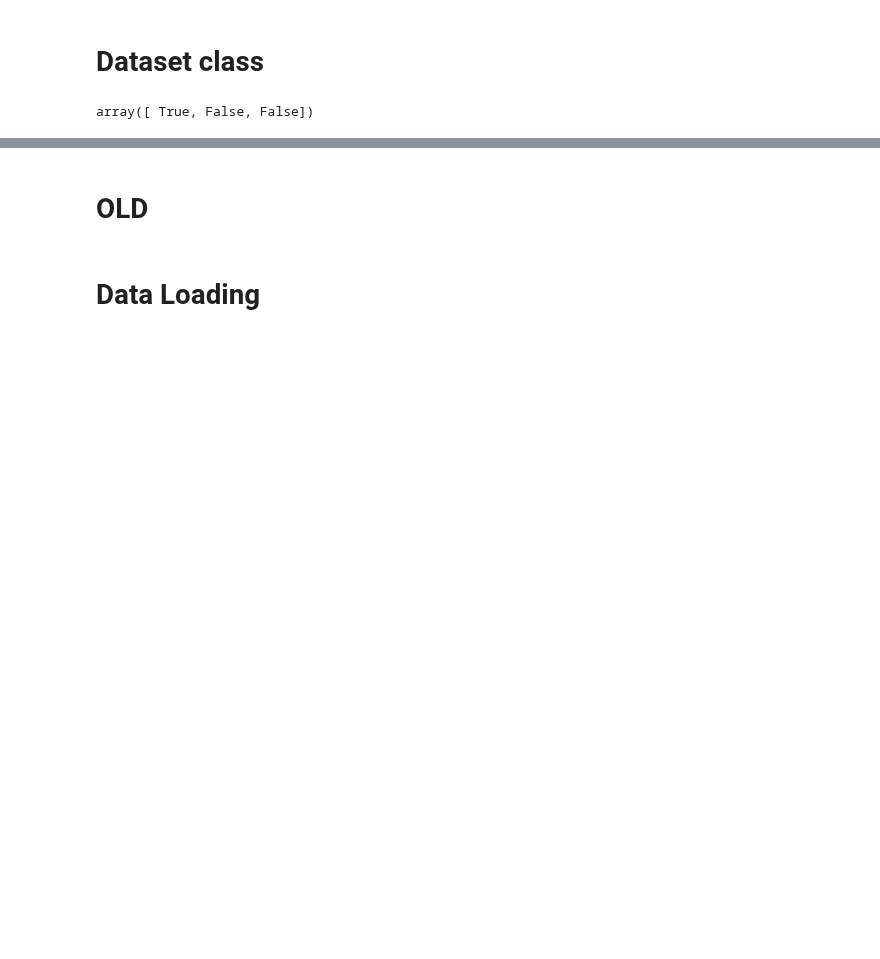
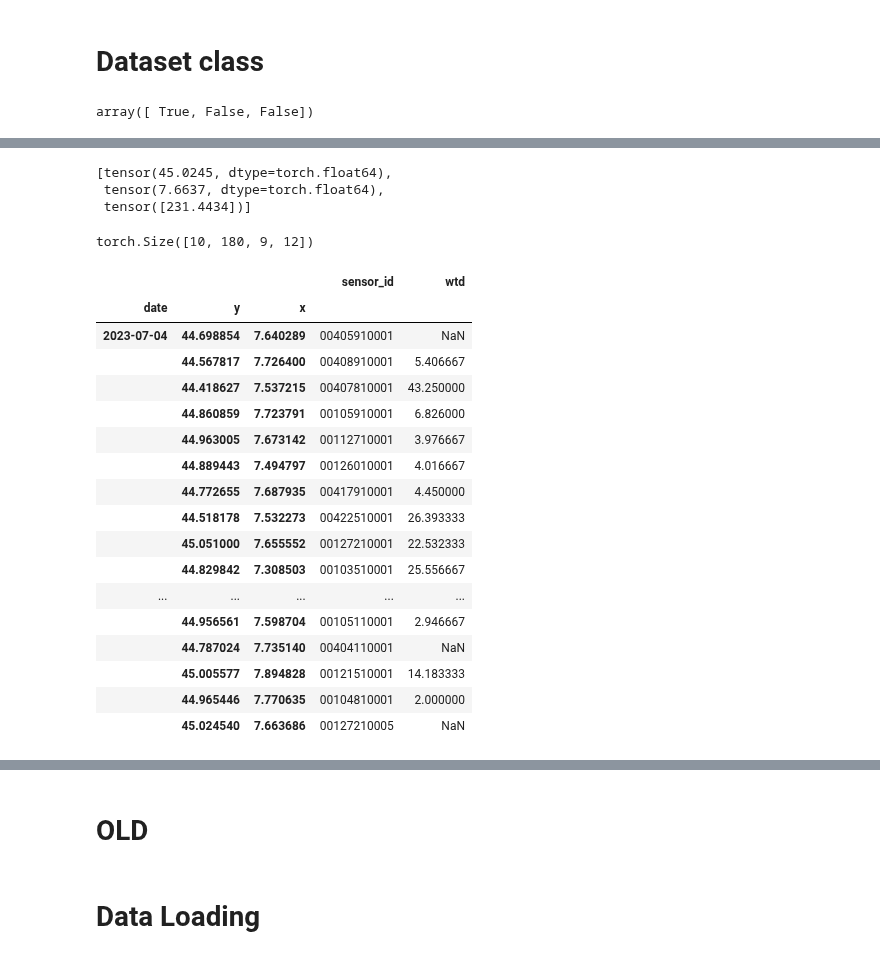
Before and after one commit to Matteo-Salis/physics-guided-gwl, a Jupyter notebook: src/notebooks/meteo_wtd_loader_continuous.ipynb, the cells around one changed output, grey strips where cells are left out. Drawn from its saved outputs; the diff is of its cells as text; code cells hidden in the pictures; blank space fills up the shorter version.

```diff
--- a/src/notebooks/meteo_wtd_loader_continuous.ipynb
+++ b/src/notebooks/meteo_wtd_loader_continuous.ipynb
@@ -160,7 +160,7 @@ class ContinuousDataset(Dataset):
                                                 y = wtd_t0_lat[sensor],
                                                 method = "nearest") for sensor in range(len(wtd_t0_lat))])
 
-        wtd_t0_mask = np.isnan(wtd_t0_values)
+        wtd_t0_mask = 1*~np.isnan(wtd_t0_values)
         X = [torch.from_numpy(wtd_t0_lat),
              torch.from_numpy(wtd_t0_lon),
              torch.from_numpy(wtd_t0_dtm),
@@ -174,7 +174,7 @@ class ContinuousDataset(Dataset):
                                           (self.wtd_df.index.get_level_values(2) == sample_lon)]
 
         wtd_t1_T_values =  wtd_t1_T.values
-        wtd_t1_T_mask =  np.isnan(wtd_t1_T_values)
+        wtd_t1_T_mask =  1*~np.isnan(wtd_t1_T_values)
                 # For P > 1
                 # # WTD from t1 to T(`timestep`)
                 # wtd_t1_T = self.wtd_df["wtd"].loc[(self.wtd_df.index.get_level_values(0) > start_date) & (self.wtd_df.index.get_level_values(0) <= end_date)]
@@ -214,7 +214,7 @@ dict_files = {
     "wtd_shp" : "/leonardo_work/IscrC_DL4EO/trials/data/shapefile/underground_wtd_sensor_roi.shp",
     "piedmont_shp" : "/leonardo_work/IscrC_DL4EO/trials/data/shapefile/piemonte_admin_boundaries.shp",
     "dtm_nc" : "/leonardo_work/IscrC_DL4EO/trials/data/dtm_ROI.nc",
-    "timesteps" : 90
+    "timesteps" : 180
 }
 
 ds = ContinuousDataset(dict_files)
@@ -280,0 +247,5 @@ ds_prova[0]
+# %%
+sample = -1
+start_date = np.datetime64("2023-07-04 00:00:00")
+end_date = np.datetime64("2023-12-31 00:00:00")
+test_getitem_ds = ds[sample]
@@ -280,0 +255,10 @@ ds_prova[0]
+# %%
+test_getitem_ds[1]
+# %% [output]
+[tensor(45.0245, dtype=torch.float64),
+ tensor(7.6637, dtype=torch.float64),
+ tensor([231.4434])]
+# %%
+test_getitem_ds[2][0].shape
+# %% [output]
+torch.Size([10, 180, 9, 12])
@@ -280,0 +267,21 @@ ds_prova[0]
+# %%
+ds.wtd_df.loc[pd.IndexSlice[start_date, :, :], :]
+# %% [output]
+|  |  |  | sensor_id | wtd |
+| date | y | x |  |  |
+| 2023-07-04 | 44.698854 | 7.640289 | 00405910001 | NaN |
+|  | 44.567817 | 7.726400 | 00408910001 | 5.406667 |
+|  | 44.418627 | 7.537215 | 00407810001 | 43.250000 |
+|  | 44.860859 | 7.723791 | 00105910001 | 6.826000 |
+|  | 44.963005 | 7.673142 | 00112710001 | 3.976667 |
+|  | 44.889443 | 7.494797 | 00126010001 | 4.016667 |
+|  | 44.772655 | 7.687935 | 00417910001 | 4.450000 |
+|  | 44.518178 | 7.532273 | 00422510001 | 26.393333 |
+|  | 45.051000 | 7.655552 | 00127210001 | 22.532333 |
+|  | 44.829842 | 7.308503 | 00103510001 | 25.556667 |
+| ... | ... | ... | ... | ... |
+|  | 44.956561 | 7.598704 | 00105110001 | 2.946667 |
+|  | 44.787024 | 7.735140 | 00404110001 | NaN |
+|  | 45.005577 | 7.894828 | 00121510001 | 14.183333 |
+|  | 44.965446 | 7.770635 | 00104810001 | 2.000000 |
+|  | 45.024540 | 7.663686 | 00127210005 | NaN |
```
Also changed, not shown: parts of 9 cells of this notebook, 1 other file.
